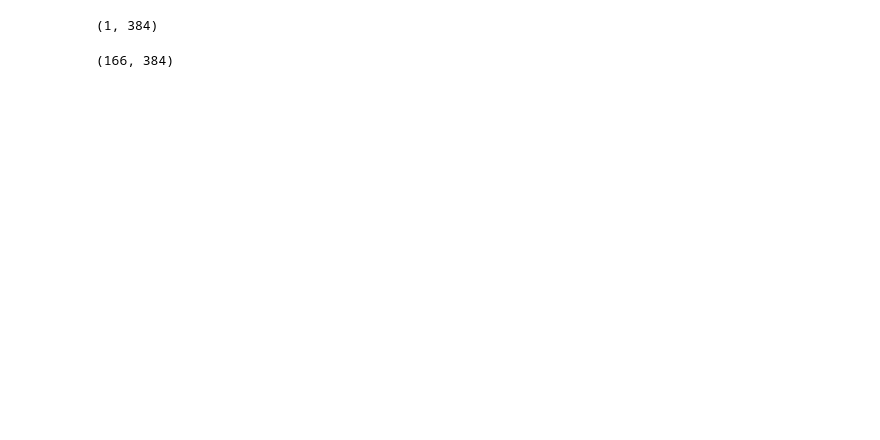
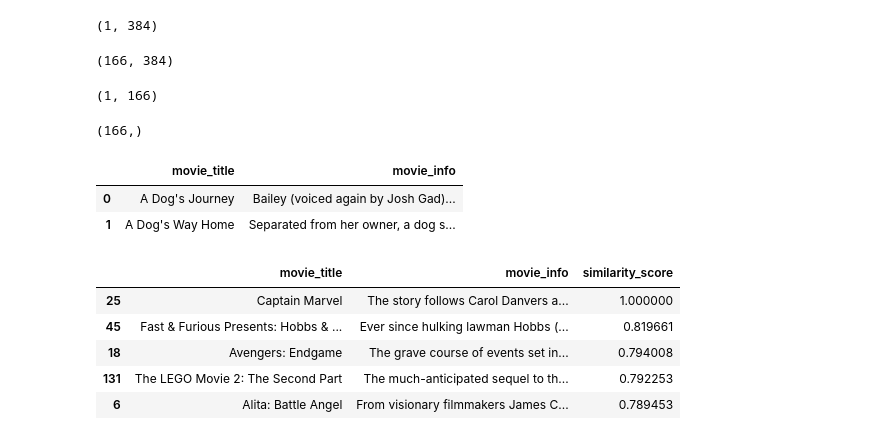
Before and after one commit to Camiloesp/PythonDataScience_NaturalLanguageProcessing, a Jupyter notebook: 5_Transformers_HuggingFace.ipynb, the cells around one changed output. Saved outputs shown, nothing was run; the diff lists cells and outputs as text; code cells hidden in the pictures; blank space fills up the shorter version.

Commit message:
Cosine & Document Similarity

```diff
--- a/5_Transformers_HuggingFace.ipynb
+++ b/5_Transformers_HuggingFace.ipynb
@@ -566,0 +569,29 @@ embeddings_movies.shape
+# %%
+similarity_scores_cm = cosine_similarity(embedding_cm, embeddings_movies)
+# %%
+similarity_scores_cm.shape
+# %% [output]
+(1, 166)
+# %%
+similarity_scores_cm.flatten().shape
+# %% [output]
+(166,)
+# %%
+similarity_scores_cm_series = pd.Series(similarity_scores_cm.flatten(), name='similarity_score')
+# %%
+movies[['movie_title', 'movie_info']].head(2)
+# %% [output]
+|  | movie_title | movie_info |
+| 0 | A Dog's Journey | Bailey (voiced again by Josh Gad)... |
+| 1 | A Dog's Way Home | Separated from her owner, a dog s... |
+# %%
+movies_similarity_scores_cm = pd.concat([movies[['movie_title', 'movie_info']], similarity_scores_cm_series], axis=1)
+# %%
+movies_similarity_scores_cm.sort_values('similarity_score', ascending=False).head()
+# %% [output]
+|  | movie_title | movie_info | similarity_score |
+| 25 | Captain Marvel | The story follows Carol Danvers a... | 1.000000 |
+| 45 | Fast & Furious Presents: Hobbs & ... | Ever since hulking lawman Hobbs (... | 0.819661 |
+| 18 | Avengers: Endgame | The grave course of events set in... | 0.794008 |
+| 131 | The LEGO Movie 2: The Second Part | The much-anticipated sequel to th... | 0.792253 |
+| 6 | Alita: Battle Angel | From visionary filmmakers James C... | 0.789453 |
```
Also changed, not shown: parts of 1 cell of this notebook.
